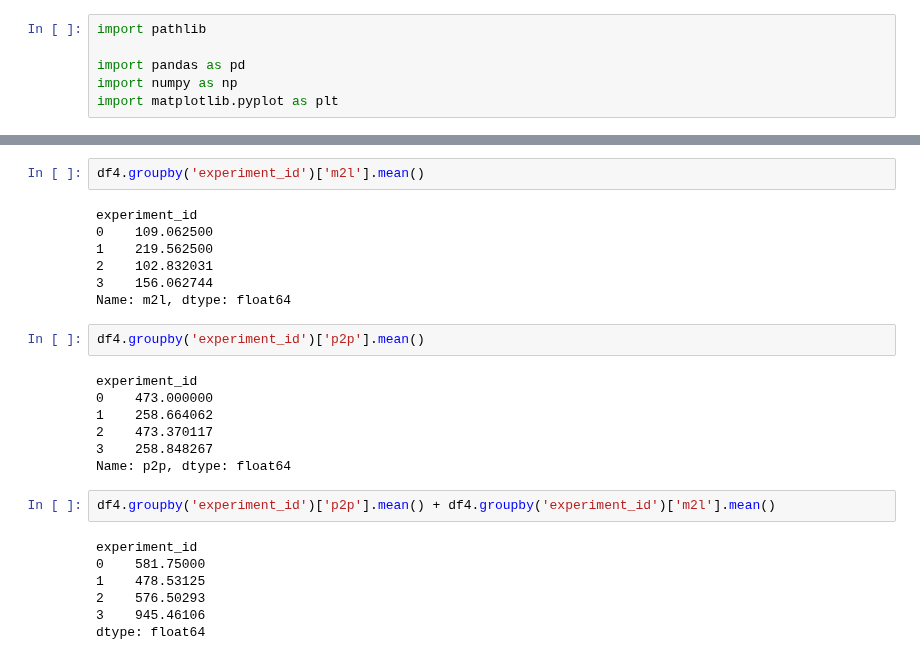
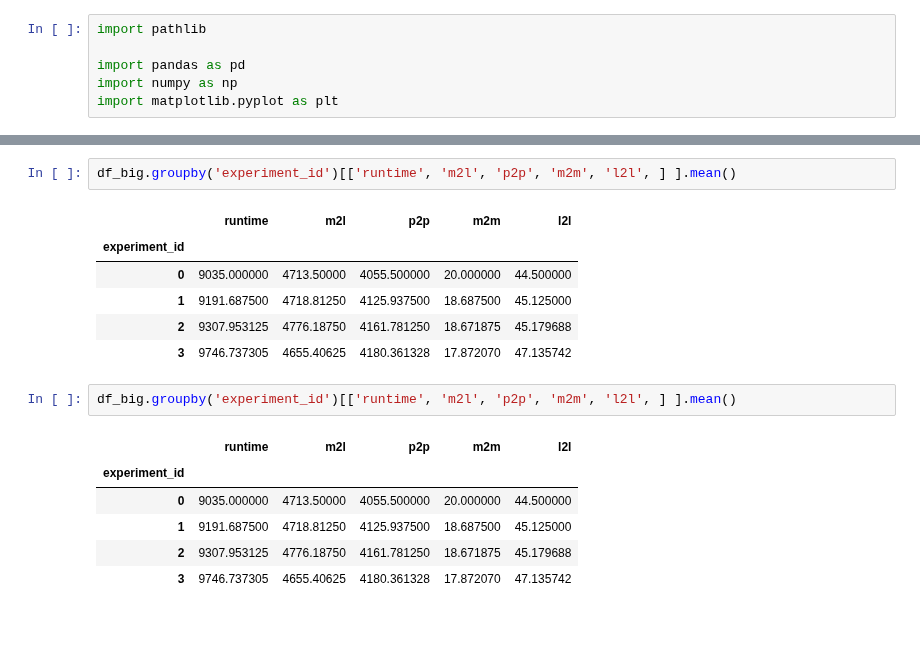
Before and after one commit to bempp/kifmm, a Jupyter notebook: hpc/ijhpca/Weak Scaling.ipynb, the cells around one changed output, grey strips where cells are left out. Saved outputs shown, nothing was run; the diff lists cells and outputs as text; blank space fills up the shorter version.

```diff
--- a/hpc/ijhpca/Weak Scaling.ipynb
+++ b/hpc/ijhpca/Weak Scaling.ipynb
@@ -154,27 +221,18 @@ Name: local_depth, dtype: float64
+# %%
+df_big.groupby('experiment_id')[['runtime', 'm2l', 'p2p', 'm2m', 'l2l', ] ].mean()
+# %% [output]
+|  | runtime | m2l | p2p | m2m | l2l |
+| experiment_id |  |  |  |  |  |
+| 0 | 9035.000000 | 4713.50000 | 4055.500000 | 20.000000 | 44.500000 |
+| 1 | 9191.687500 | 4718.81250 | 4125.937500 | 18.687500 | 45.125000 |
+| 2 | 9307.953125 | 4776.18750 | 4161.781250 | 18.671875 | 45.179688 |
+| 3 | 9746.737305 | 4655.40625 | 4180.361328 | 17.872070 | 47.135742 |
 # %%
-df4.groupby('experiment_id')['m2l'].mean()
+df_big.groupby('experiment_id')[['runtime', 'm2l', 'p2p', 'm2m', 'l2l', ] ].mean()
 # %% [output]
-experiment_id
-0    109.062500
-1    219.562500
-2    102.832031
-3    156.062744
-Name: m2l, dtype: float64
+|  | runtime | m2l | p2p | m2m | l2l |
+| experiment_id |  |  |  |  |  |
+| 0 | 9035.000000 | 4713.50000 | 4055.500000 | 20.000000 | 44.500000 |
+| 1 | 9191.687500 | 4718.81250 | 4125.937500 | 18.687500 | 45.125000 |
+| 2 | 9307.953125 | 4776.18750 | 4161.781250 | 18.671875 | 45.179688 |
+| 3 | 9746.737305 | 4655.40625 | 4180.361328 | 17.872070 | 47.135742 |
-# %%
-df4.groupby('experiment_id')['p2p'].mean()
-# %% [output]
-experiment_id
-0    473.000000
-1    258.664062
-2    473.370117
-3    258.848267
-Name: p2p, dtype: float64
-# %%
-df4.groupby('experiment_id')['p2p'].mean() + df4.groupby('experiment_id')['m2l'].mean()
-# %% [output]
-experiment_id
-0    581.75000
-1    478.53125
-2    576.50293
-3    945.46106
-dtype: float64
```
Also changed, not shown: parts of 12 cells of this notebook, 34 other files.
